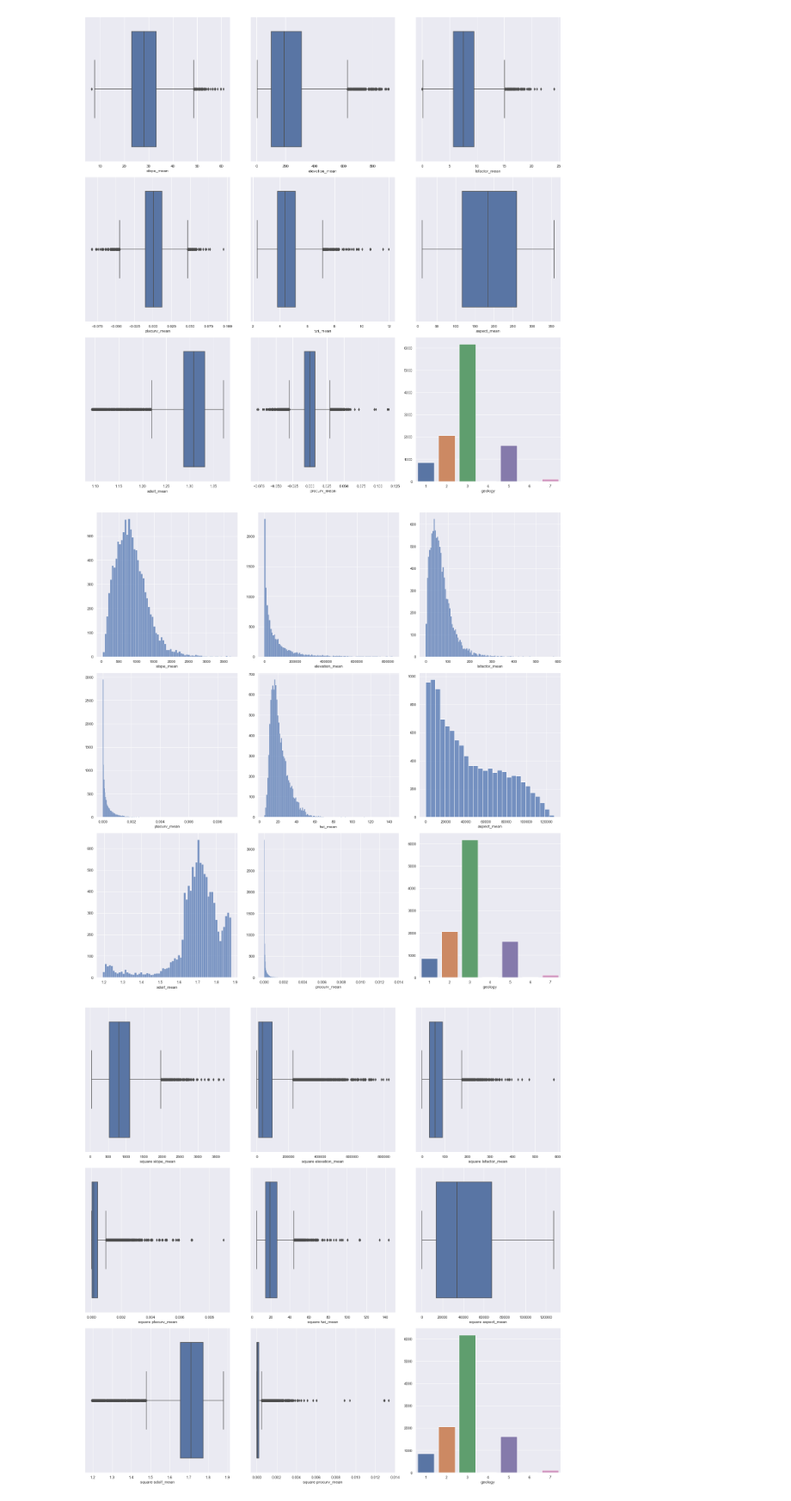
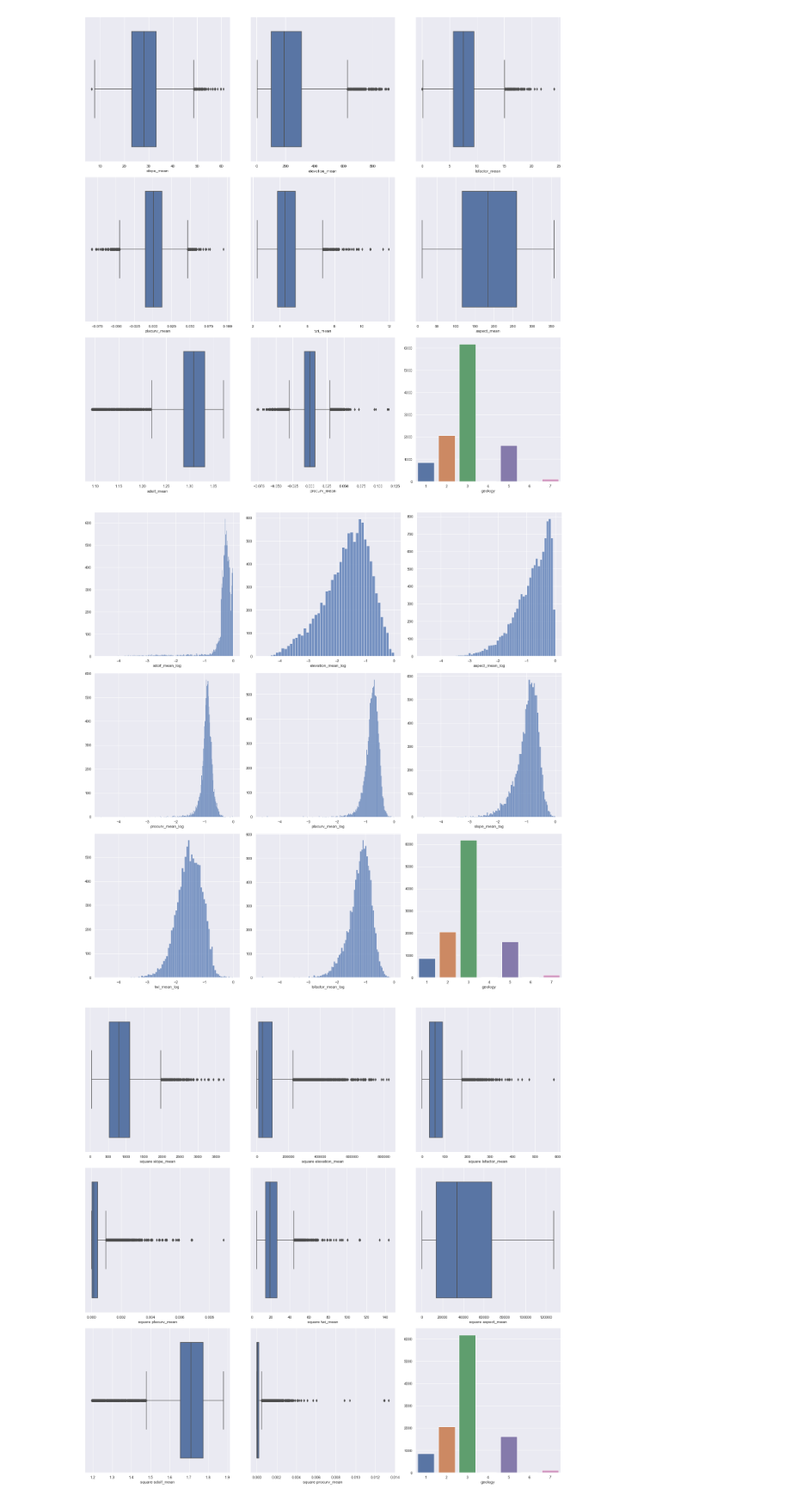
Before and after one commit to xSurus/startHack, a Jupyter notebook: finn.ipynb, the cells around one changed output. Shown at 86% size. Saved outputs shown, nothing was run; the diff lists cells and outputs as text; code cells hidden in the pictures.

Commit message:
baseline 17feats

```diff
--- a/finn.ipynb
+++ b/finn.ipynb
@@ -19,3 +19,8 @@ sample_submission = pd.read_csv('data/SampleSubmission.csv')
 # %%
 special = ["Sample_ID", "Label"]
 original_columns = list(set(train.columns) - set(special))
+# %%
+import baseline
+reload(baseline)
+X, y = baseline.originalXy()
+X
@@ -223,16 +245,16 @@ plt.savefig("media/boxes.png")
 # %%
 plt.figure(figsize=(20, 20))
 for i, col in enumerate(means):
     plt.subplot(3, 3, (i+1))
-    sns.histplot(np.square(train[col]), label=f"square {col}")
+    sns.histplot(train[f"{col}_log"], label=f"log {col}")
     plt.ylabel("")
 plt.subplot(3, 3, 9)
 sns.countplot(data=train, x="geology")
 plt.ylabel("")
 plt.tight_layout()
-plt.savefig("media/distssquare.png")
+plt.savefig("finn/media/distslog.png")
 # %% [output]
-[figure, old version]
+[figure, new version]
 # %%
 plt.figure(figsize=(20, 20))
 for i, col in enumerate(means):
```
Also changed, not shown: parts of 18 cells of this notebook, 5 other files.
